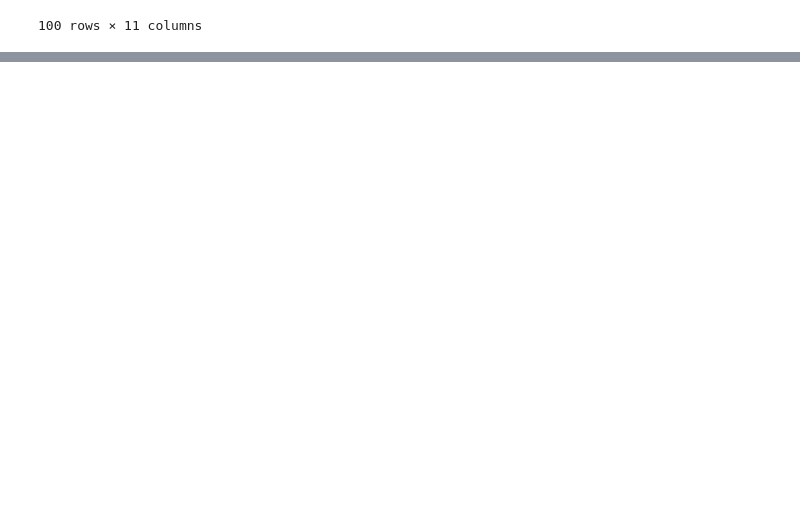
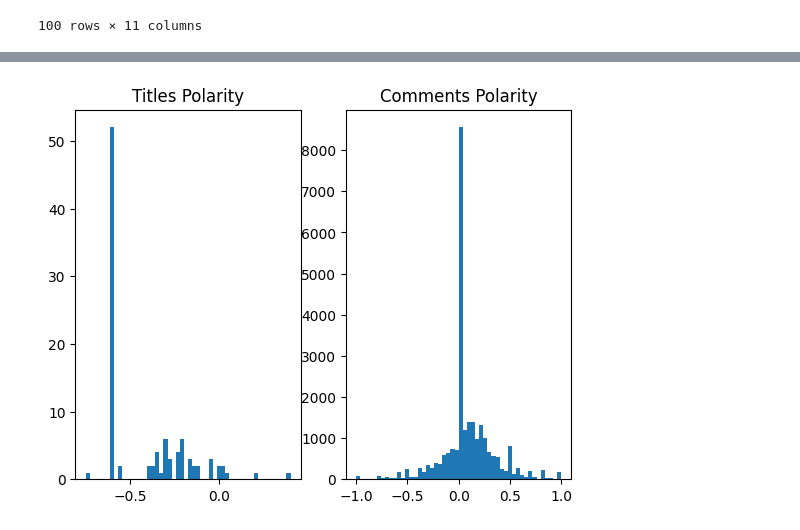
Before and after one commit to RAtul14ApriL/sentimental_analysis, a Jupyter notebook: sentiment_analysis.ipynb, the cells around one changed output, grey strips where cells are left out. Cells and saved outputs as stored; diff of their text form; code cells hidden in the pictures; blank space fills up the shorter version.

```diff
--- a/sentiment_analysis.ipynb
+++ b/sentiment_analysis.ipynb
@@ -108,0 +109,36 @@ f.show()
+# %%
+from textblob import TextBlob
+
+def getPolarity(text):
+    if type(text) != str and text != None:
+        return None
+    return TextBlob(text).sentiment.polarity
+
+def getSubjectivity(text):
+    if type(text) != str and text != None:
+        return None
+    return TextBlob(text).sentiment.subjectivity
+
+def getAnalysis(score):
+    if score < -0.35:
+        return 'Negative'
+    elif score > -0.35 and score < 0:
+        return 'Neutral'
+    else:
+        return 'Positive'
+
+df_posts['titles_subjectivity'] = df_posts['titles'].apply(getSubjectivity)
+df_posts['titles_polarity'] = df_posts['titles'].apply(getPolarity)
+
+# df_posts['post_text_subjectivity'] = df_posts['post_text'].apply(getSubjectivity)
+# df_posts['post_text_polarity'] = df_posts['post_text'].apply(getPolarity)
+
+df_comments['comments_subjectivity'] = df_comments['comments'].apply(getSubjectivity)
+df_comments['comments_polarity'] = df_comments['comments'].apply(getPolarity)
+
+df_posts['titles_analysis'] = df_posts['titles_polarity'].apply(getAnalysis)
+df_posts['post_text_analysis'] = df_posts['post_text_polarity'].apply(getAnalysis)
+df_comments['comments_analysis'] = df_comments['comments_polarity'].apply(getAnalysis)
+
+print("POSTS new columns: ", df_posts.columns)
+print("COMMENTS new columns: ", df_comments.columns)
@@ -108,0 +155,10 @@ f.show()
+# %%
+f, (ax1, ax2) = plt.subplots(1,2)
+
+ax1.hist(df_posts['titles_polarity'], bins=50)
+ax2.hist(df_comments['comments_polarity'], bins=50)
+ax1.set_title("Titles Polarity")
+ax2.set_title("Comments Polarity")
+f.show()
+# %% [output]
+[figure, added]
```
Also changed, not shown: parts of 6 cells of this notebook.
